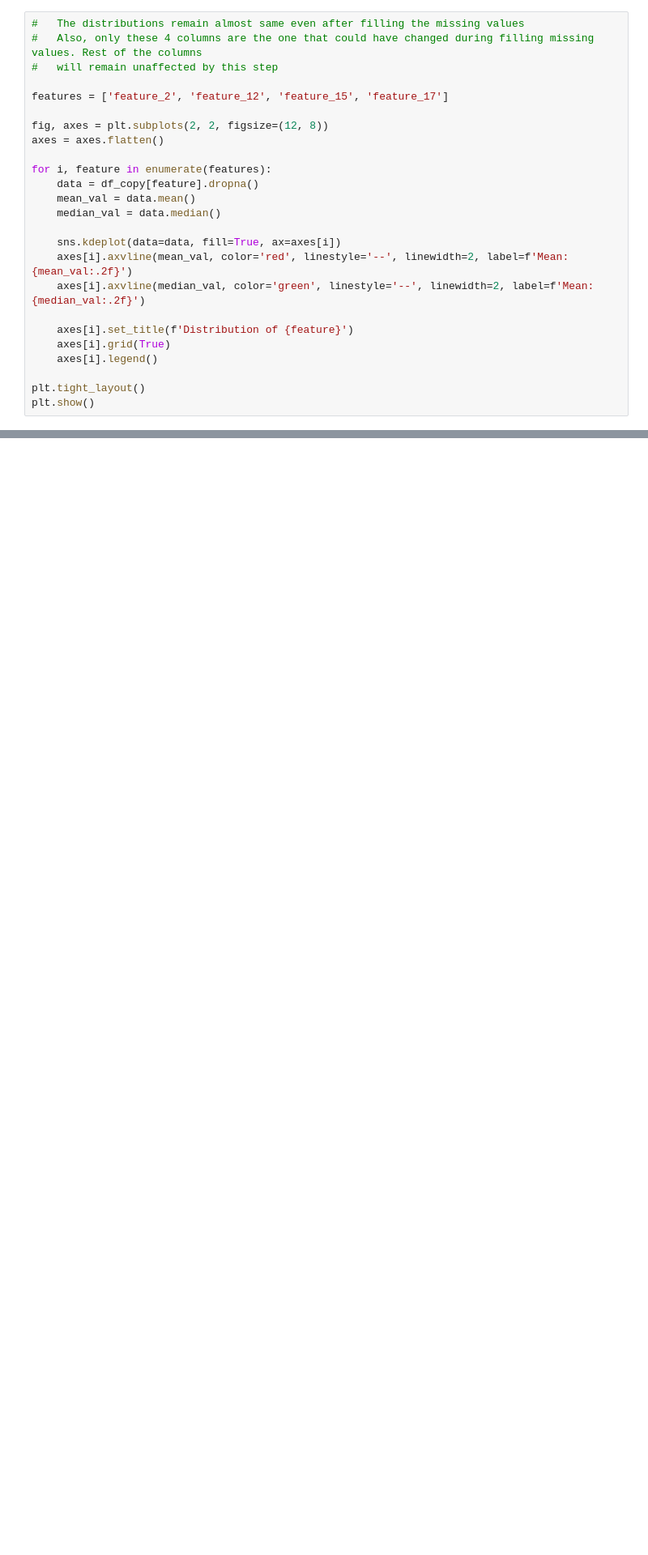
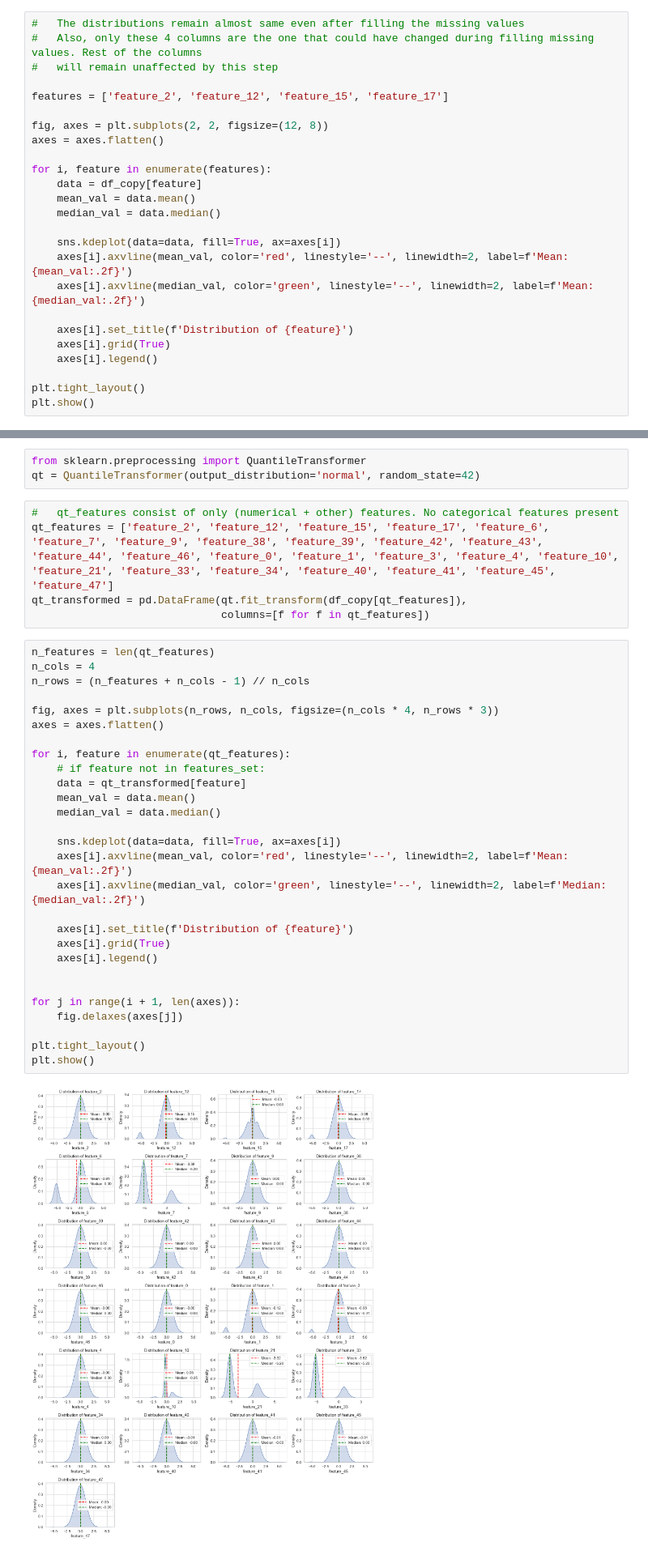
Before and after one commit to Saranyapal21/Spring_Financial, a Jupyter notebook: Notebooks/experiments.ipynb, the cells around one changed output, grey strips where cells are left out. Shown at 81% size. Saved outputs shown, nothing was run; the diff lists cells and outputs as text; blank space fills up the shorter version.

```diff
--- a/Notebooks/experiments.ipynb
+++ b/Notebooks/experiments.ipynb
@@ -369,7 +379,7 @@ fig, axes = plt.subplots(2, 2, figsize=(12, 8))
 axes = axes.flatten()
 
 for i, feature in enumerate(features):
-    data = df_copy[feature].dropna()
+    data = df_copy[feature]
     mean_val = data.mean()
     median_val = data.median()
 
@@ -529,0 +542,38 @@ plt.show()
+# %%
+from sklearn.preprocessing import QuantileTransformer
+qt = QuantileTransformer(output_distribution='normal', random_state=42)
+# %%
+#   qt_features consist of only (numerical + other) features. No categorical features present
+qt_features = ['feature_2', 'feature_12', 'feature_15', 'feature_17', 'feature_6', 'feature_7', 'feature_9', 'feature_38', 'feature_39', 'feature_42', 'feature_43', 'feature_44', 'feature_46', 'feature_0', 'feature_1', 'feature_3', 'feature_4', 'feature_10', 'feature_21', 'feature_33', 'feature_34', 'feature_40', 'feature_41', 'feature_45', 'feature_47']
+qt_transformed = pd.DataFrame(qt.fit_transform(df_copy[qt_features]),
+                              columns=[f for f in qt_features])
+# %%
+n_features = len(qt_features)
+n_cols = 4
+n_rows = (n_features + n_cols - 1) // n_cols
+
+fig, axes = plt.subplots(n_rows, n_cols, figsize=(n_cols * 4, n_rows * 3))
+axes = axes.flatten()
+
+for i, feature in enumerate(qt_features):
+    # if feature not in features_set:
+    data = qt_transformed[feature]
+    mean_val = data.mean()
+    median_val = data.median()
+
+    sns.kdeplot(data=data, fill=True, ax=axes[i])
+    axes[i].axvline(mean_val, color='red', linestyle='--', linewidth=2, label=f'Mean: {mean_val:.2f}')
+    axes[i].axvline(median_val, color='green', linestyle='--', linewidth=2, label=f'Median: {median_val:.2f}')
+
+    axes[i].set_title(f'Distribution of {feature}')
+    axes[i].grid(True)
+    axes[i].legend()
+
+
+for j in range(i + 1, len(axes)):
+    fig.delaxes(axes[j])
+
+plt.tight_layout()
+plt.show()
+# %% [output]
+[figure, added]
```
Also changed, not shown: parts of 29 cells of this notebook, 4 other files.
